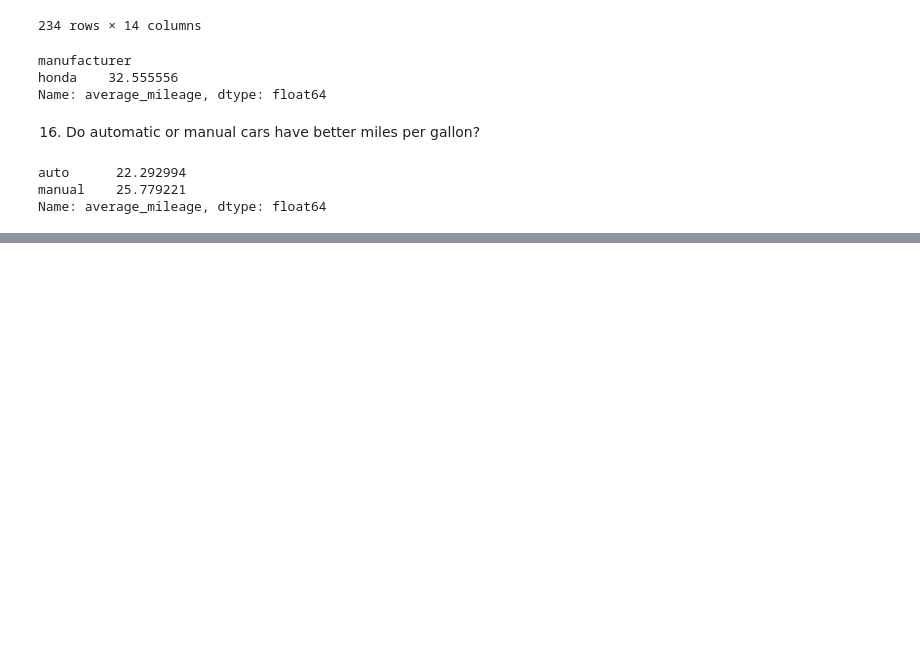
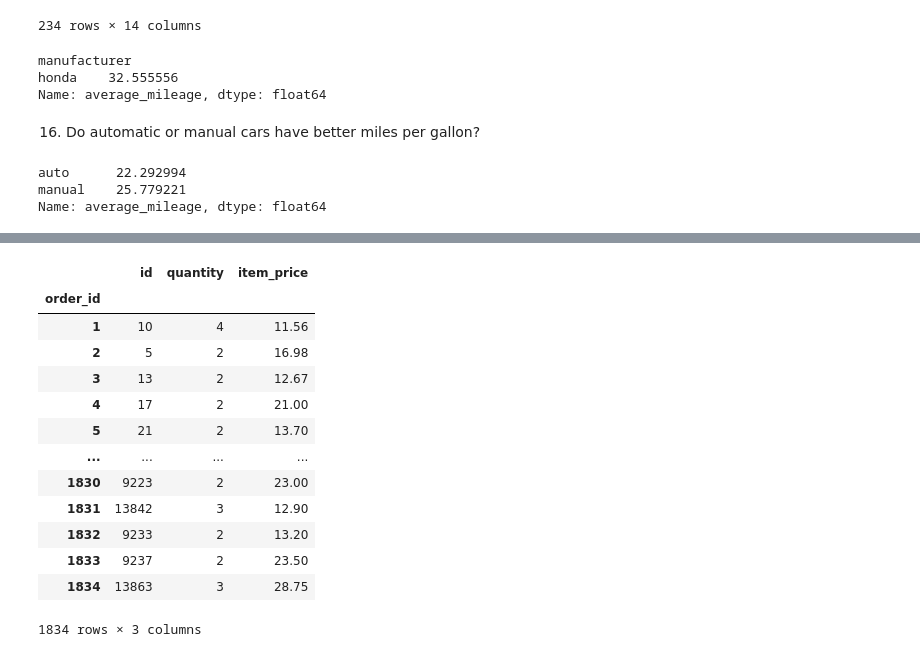
Before and after one commit to DesireeMcElroy/numpy-pandas-visualization-exercises, a Jupyter notebook: advanced_dataframes.ipynb, the cells around one changed output, grey strips where cells are left out. Cells and saved outputs as stored; diff of their text form; code cells hidden in the pictures; blank space fills up the shorter version.

```diff
--- a/advanced_dataframes.ipynb
+++ b/advanced_dataframes.ipynb
@@ -374,0 +374,5 @@ Name: average_mileage, dtype: float64
+# %%
+# Use your get_db_url function to help you explore the data from the chipotle database.
+url = get_db_url(host, user, password, 'chipotle')
+orders_df = pd.read_sql('SELECT * FROM orders', url)
+orders_df.sample(5)
@@ -374,0 +386,20 @@ Name: average_mileage, dtype: float64
+# %%
+# 2. What is the total price for each order?
+orders_df['item_price'] = orders_df.item_price.str.replace('$', '').astype('float')
+# %%
+orders_df.groupby('order_id').sum('item_price')
+# %% [output]
+|  | id | quantity | item_price |
+| order_id |  |  |  |
+| 1 | 10 | 4 | 11.56 |
+| 2 | 5 | 2 | 16.98 |
+| 3 | 13 | 2 | 12.67 |
+| 4 | 17 | 2 | 21.00 |
+| 5 | 21 | 2 | 13.70 |
+| ... | ... | ... | ... |
+| 1830 | 9223 | 2 | 23.00 |
+| 1831 | 13842 | 3 | 12.90 |
+| 1832 | 9233 | 2 | 13.20 |
+| 1833 | 9237 | 2 | 23.50 |
+| 1834 | 13863 | 3 | 28.75 |
+1834 rows × 3 columns
```
Also changed, not shown: parts of 12 cells of this notebook.
